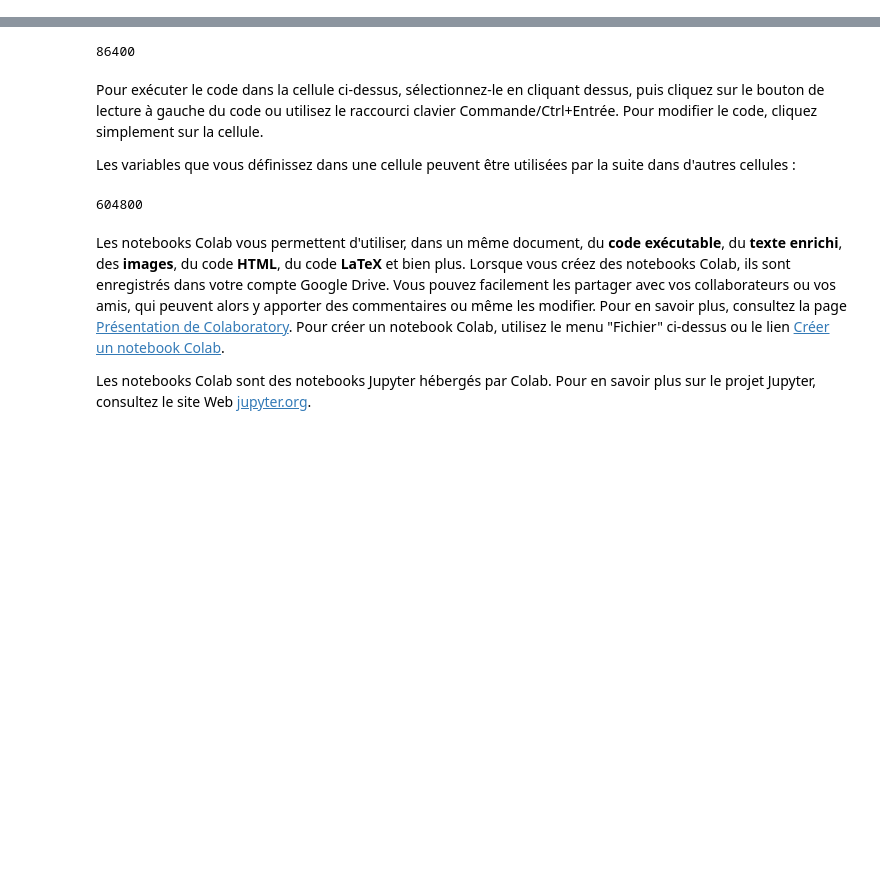
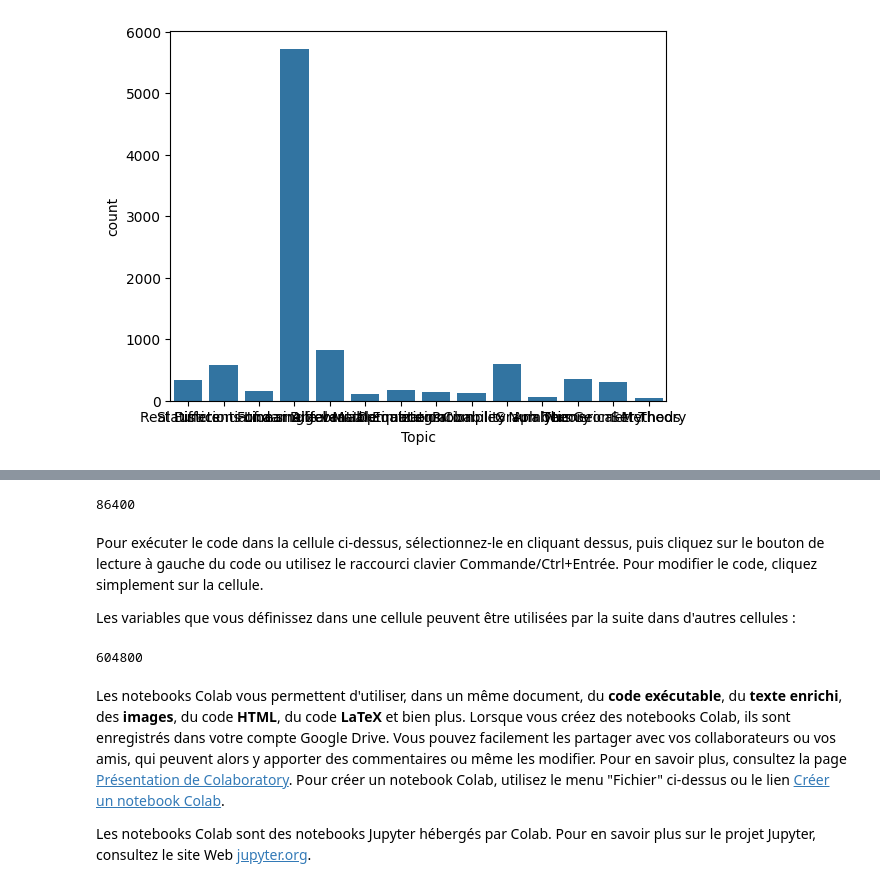
Before and after one commit to ydrisdongmo/-iris_app-, a Jupyter notebook: Bienvenue_dans_Colaboratory.ipynb, the cells around one changed output, grey strips where cells are left out. Saved outputs shown, nothing was run; the diff lists cells and outputs as text; code cells hidden in the pictures; blank space fills up the shorter version.

```diff
--- a/Bienvenue_dans_Colaboratory.ipynb
+++ b/Bienvenue_dans_Colaboratory.ipynb
@@ -71,0 +74,5 @@ print(df.head())
+# %%
+sns.countplot(x='Topic', data=df)
+plt.show()
+# %% [output]
+[figure, added]
```
Also changed, not shown: parts of 39 cells of this notebook.
